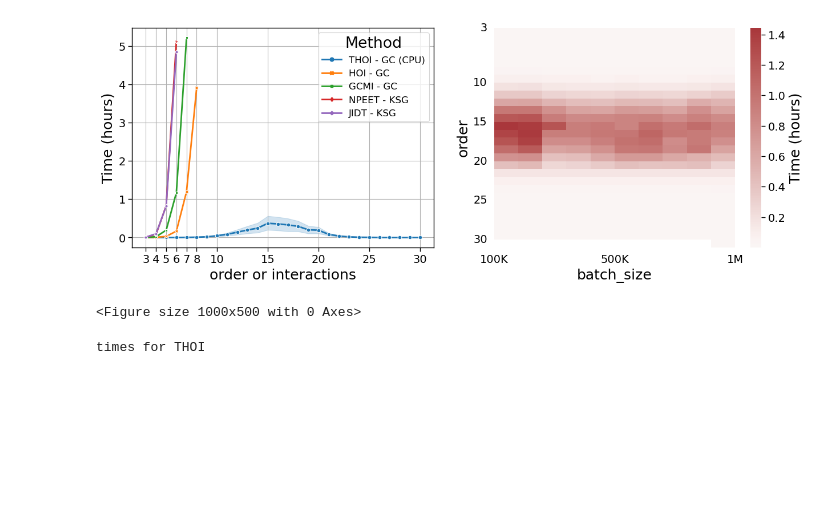
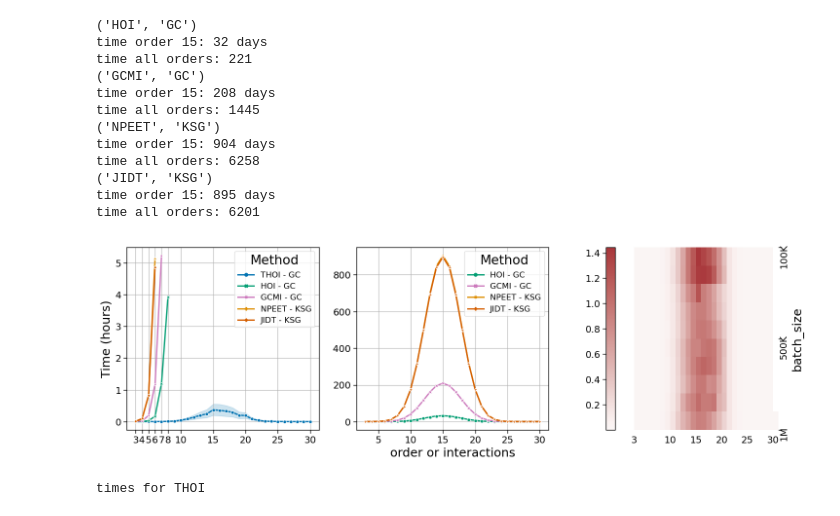
Before and after one commit to Laouen/Oinformation, a Jupyter notebook: analysis/time_benchmarking.ipynb, the cells around one changed output. Drawn from its saved outputs; the diff is of its cells as text; code cells hidden in the pictures; blank space fills up the shorter version.

Commit message:
working on figures and analises

```diff
--- a/analysis/time_benchmarking.ipynb
+++ b/analysis/time_benchmarking.ipynb
@@ -17,3 +17,14 @@ rcParams = {
     'lines.linewidth': 2
 }
 sns.set_context("paper", font_scale=2, rc=rcParams)
+# %%
+# Get the colorblind palette
+colorblind_palette = sns.color_palette("colorblind", n_colors=5)
+
+method_colors = {
+    'THOI - GC': colorblind_palette[0],
+    'HOI - GC': colorblind_palette[2],
+    'GCMI - GC': colorblind_palette[4],
+    'NPEET - KSG': colorblind_palette[1],
+    'JIDT - KSG': colorblind_palette[3]
+}
@@ -20,10 +89,10 @@ sns.set_context("paper", font_scale=2, rc=rcParams)
 # %%
-fig, axes = plt.subplots(1,2, figsize=(15,5))
+fig, axes = plt.subplots(1,3, figsize=(15,5), sharex=False)
 
 
 # Define the file paths
 file_paths = [
-    "library-thoi_estimator-gc_device-cpu.tsv",
+    "library-thoi_estimator-gc.tsv",
     "library-hoi_estimator-gc.tsv",
     "library-gcmi_estimator-gc.tsv",
     "library-npeet_estimator-ksg.tsv",
@@ -41,55 +110,82 @@ combined_df = pd.concat(dataframes, ignore_index=True)
 combined_df['library-estimator'] = combined_df['library'] + ' - ' + combined_df['estimator']
 combined_df['time'] = combined_df['time'] / 60 / 60
 
-
+#########################################
 
 ax = axes[0]
-# Create a line plot using Seaborn
-plt.figure(figsize=(10, 5))
+
 sns.lineplot(
     data=combined_df, x="order", y="time",
     hue="library-estimator", style='library-estimator',
-    markers=True, dashes=False, ax=ax
+    markers=True, dashes=False, ax=ax,
+    palette=method_colors
 )
 ax.set_xticks([3,4,5,6,7,8,10,15,20,25,30])
 
-ax.set_xlabel('order or interactions')
+ax.set_xlabel('')
 ax.set_ylabel('Time (hours)')
 ax.legend(title='Method')
 ax.grid(True)
 
+
+#############################################
+
+ax = axes[1]
+
+plot_estimated_computation_times(combined_df, ax)
+
 #########################################
 
-ax = axes[1]
+ax = axes[2]
 
 df_thoii = combined_df[(combined_df.library == 'THOI') & (combined_df.N == 30)]
 
 # Pivot the data to get a matrix form suitable for heatmap plotting
-pivot_table = df_thoii.pivot(columns='batch_size', index='order', values="time")
+pivot_table = df_thoii.pivot(columns='order', index='batch_size', values="time")
 
 # Create the heatmap
 ax = sns.heatmap(
     pivot_table, cmap="vlag", center=0,
-    annot=False, cbar=True, ax=ax,
-    cbar_kws={'label': 'Time (hours)'}
+    annot=False, cbar=False, ax=ax,
 )
 
 ax.tick_params(axis='x', rotation=90)
 ax.tick_params(left=False, bottom=False)
 
-ax.set_xticks([0,5,10])
-ax.set_yticks([0,7,12,17,22,27])
-ax.set_xticklabels(['100K', '500K', '1M'], rotation=0, ha='center')
-ax.set_yticklabels([3,10,15,20,25,30], rotation=0)
+# Create the colorbar and set it to the left
+cbar = ax.figure.colorbar(ax.collections[0], ax=ax, location='left')
+
+# Move the y-axis labels to the right
+ax.yaxis.tick_right()
+ax.yaxis.set_label_position("right")
+
+ax.set_xlabel('')
+#ax.tick_params(axis='y', length=0)
+
+ax.set_yticks([0,5,10])
+ax.set_xticks([0,7,12,17,22,27])
+ax.set_yticklabels(['100K', '500K', '1M'], rotation=90, ha='center')
+ax.set_xticklabels([3,10,15,20,25,30], rotation=0)
 
 
 plt.tight_layout()
 fig.savefig('./figures/times/benchmarking.pdf', format='pdf')
 plt.show()
 
 print('times for THOI')
 pivot_table.sum(axis=0).describe()
 # %% [output]
+('HOI', 'GC')
+time order 15: 32 days
+time all orders: 221
+('GCMI', 'GC')
+time order 15: 208 days
+time all orders: 1445
+('NPEET', 'KSG')
+time order 15: 904 days
+time all orders: 6258
+('JIDT', 'KSG')
+time order 15: 895 days
+time all orders: 6201
-[figure, old version]
+[figure, new version]
-<Figure size 1000x500 with 0 Axes>
 times for THOI
```
Also changed, not shown: parts of 4 cells of this notebook, 7 other files.
